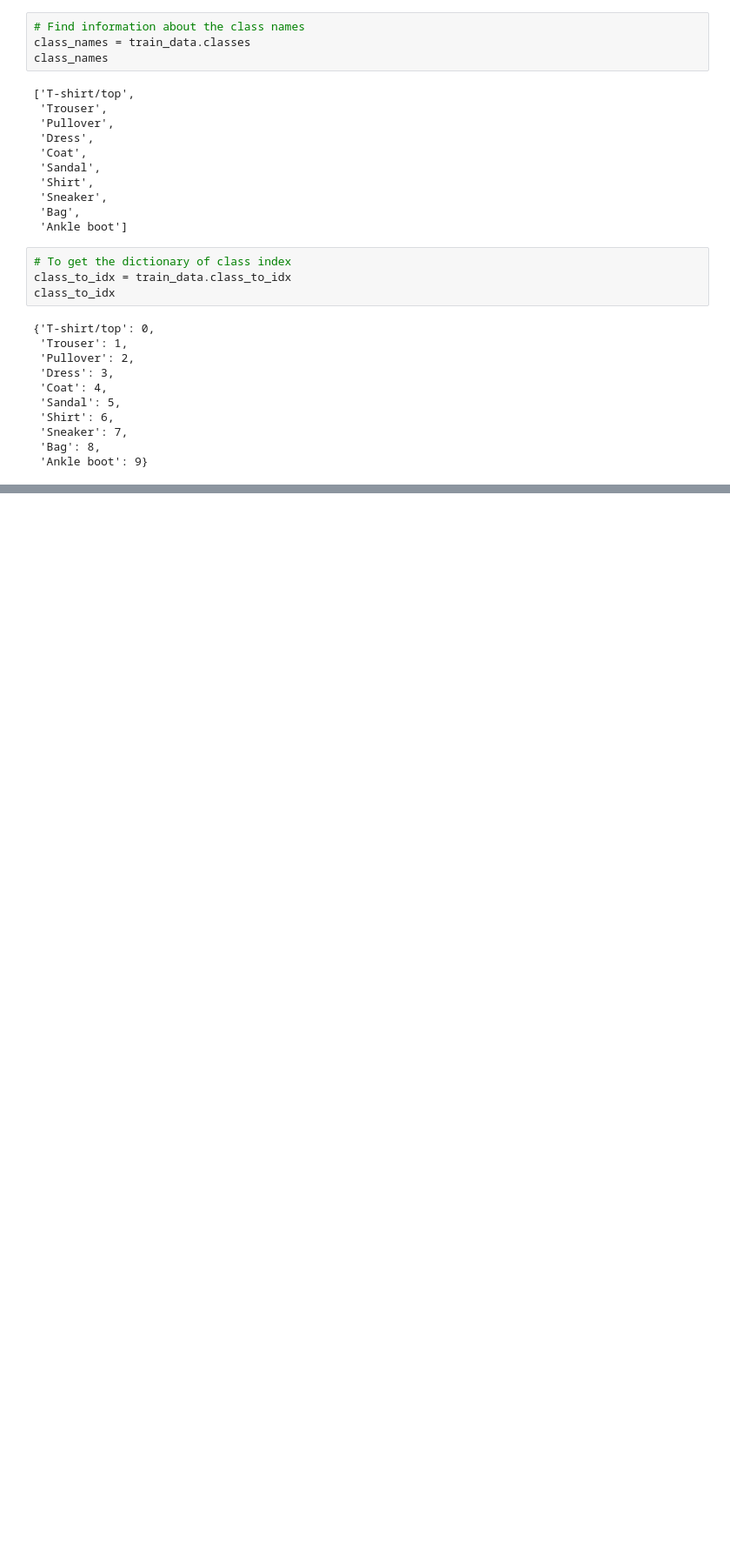
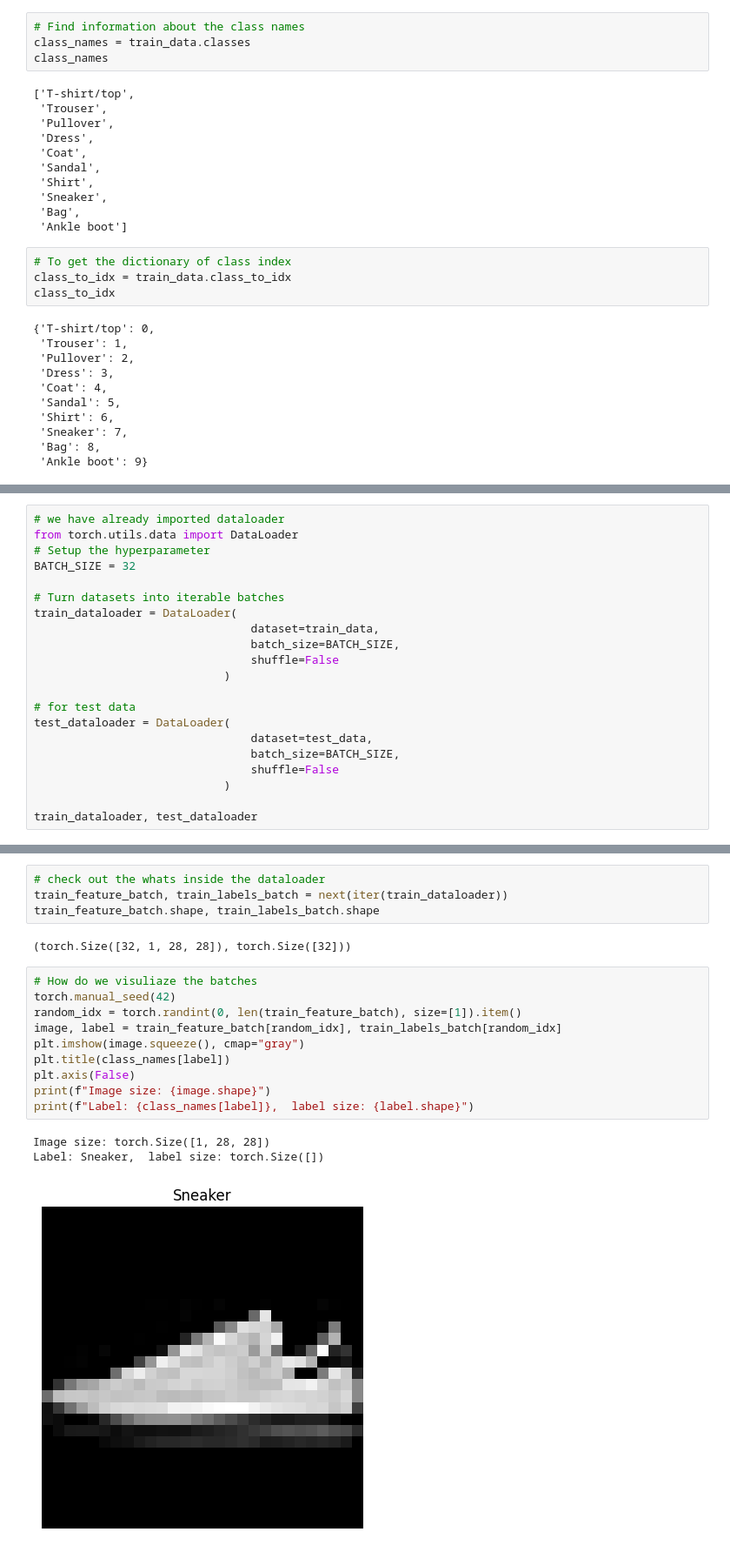
Before and after one commit to Anudeep28/Pytorch_Models, a Jupyter notebook: Pytorch_Models.ipynb, the cells around one changed output, grey strips where cells are left out. Shown at 87% size. Saved outputs shown, nothing was run; the diff lists cells and outputs as text; blank space fills up the shorter version.

```diff
--- a/Pytorch_Models.ipynb
+++ b/Pytorch_Models.ipynb
@@ -136,0 +157,21 @@ Image label: Ankle boot
+# %%
+# we have already imported dataloader
+from torch.utils.data import DataLoader
+# Setup the hyperparameter
+BATCH_SIZE = 32
+
+# Turn datasets into iterable batches
+train_dataloader = DataLoader(
+                                dataset=train_data,
+                                batch_size=BATCH_SIZE,
+                                shuffle=False
+                            )
+
+# for test data
+test_dataloader = DataLoader(
+                                dataset=test_data,
+                                batch_size=BATCH_SIZE,
+                                shuffle=False
+                            )
+
+train_dataloader, test_dataloader
@@ -136,0 +190,20 @@ Image label: Ankle boot
+# %%
+# check out the whats inside the dataloader
+train_feature_batch, train_labels_batch = next(iter(train_dataloader))
+train_feature_batch.shape, train_labels_batch.shape
+# %% [output]
+(torch.Size([32, 1, 28, 28]), torch.Size([32]))
+# %%
+# How do we visuliaze the batches
+torch.manual_seed(42)
+random_idx = torch.randint(0, len(train_feature_batch), size=[1]).item()
+image, label = train_feature_batch[random_idx], train_labels_batch[random_idx]
+plt.imshow(image.squeeze(), cmap="gray")
+plt.title(class_names[label])
+plt.axis(False)
+print(f"Image size: {image.shape}")
+print(f"Label: {class_names[label]},  label size: {label.shape}")
+# %% [output]
+Image size: torch.Size([1, 28, 28])
+Label: Sneaker,  label size: torch.Size([])
+[figure, added]
```
Also changed, not shown: parts of 39 cells of this notebook, 2 other files.
